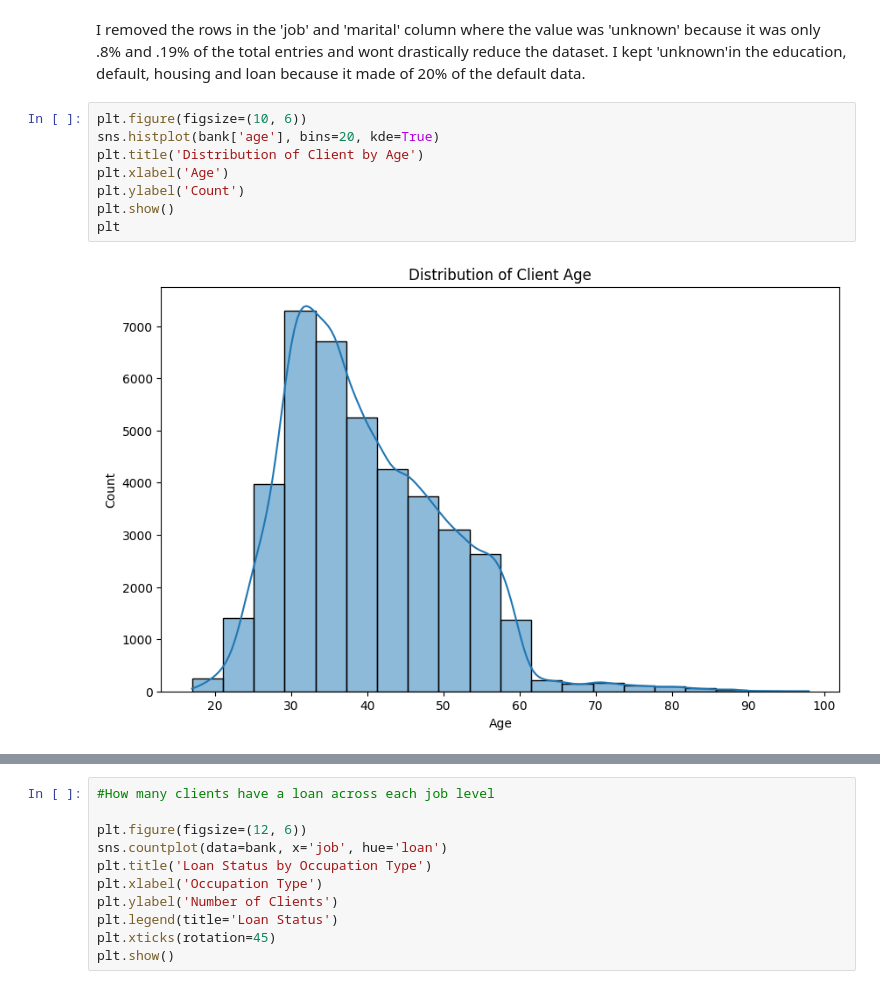
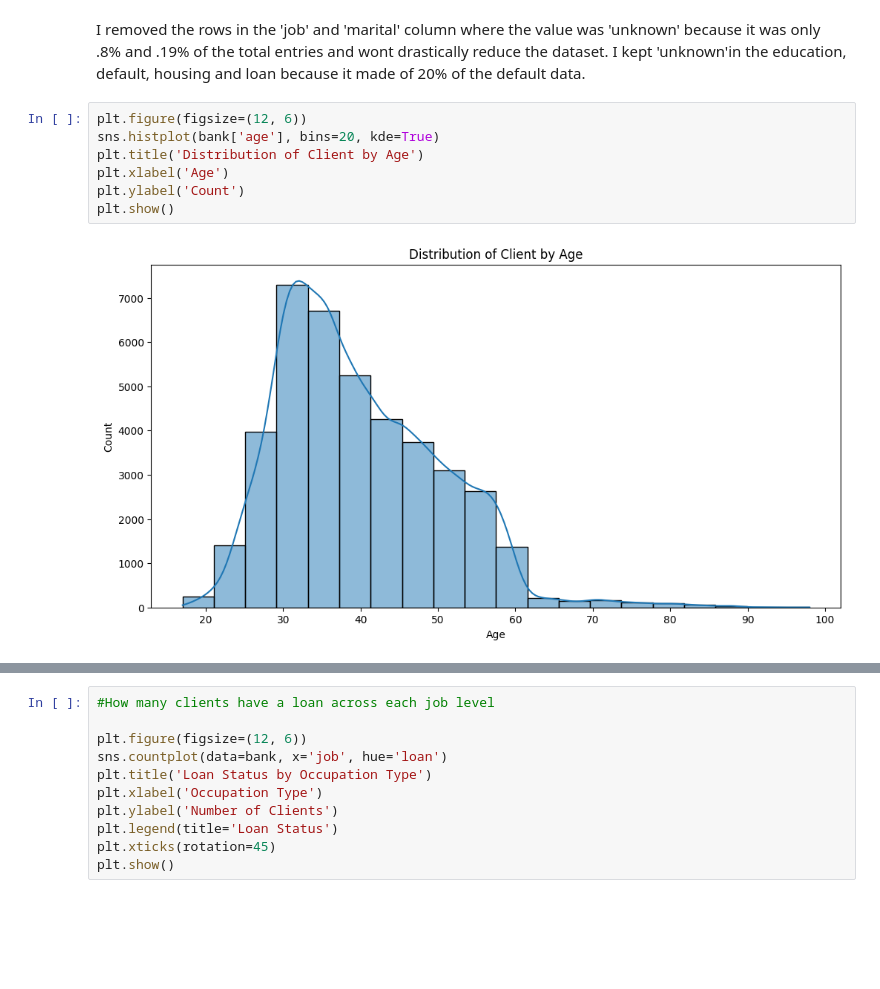
Before and after one commit to anthonyfeaster/UCB-AIML, a Jupyter notebook: Practical-3/prompt_III.ipynb, the cells around one changed output, grey strips where cells are left out. Saved outputs shown, nothing was run; the diff lists cells and outputs as text; blank space fills up the shorter version.

```diff
--- a/Practical-3/prompt_III.ipynb
+++ b/Practical-3/prompt_III.ipynb
@@ -239,12 +239,11 @@ print(f" Number of 'unknown' entries in the Marital column: {bank['marital'].isi
 # %% [markdown]
 I removed the rows in the 'job' and 'marital' column where the value was 'unknown' because it was only .8% and .19% of the total entries and wont drastically reduce the dataset. I kept 'unknown'in the education, default, housing and loan because it made of 20% of the default data.
 # %%
-plt.figure(figsize=(10, 6))
+plt.figure(figsize=(12, 6))
 sns.histplot(bank['age'], bins=20, kde=True)
 plt.title('Distribution of Client by Age')
 plt.xlabel('Age')
 plt.ylabel('Count')
 plt.show()
-plt
 # %% [output]
-[figure, old version]
+[figure, new version]
```
Also changed, not shown: parts of 4 cells of this notebook.
